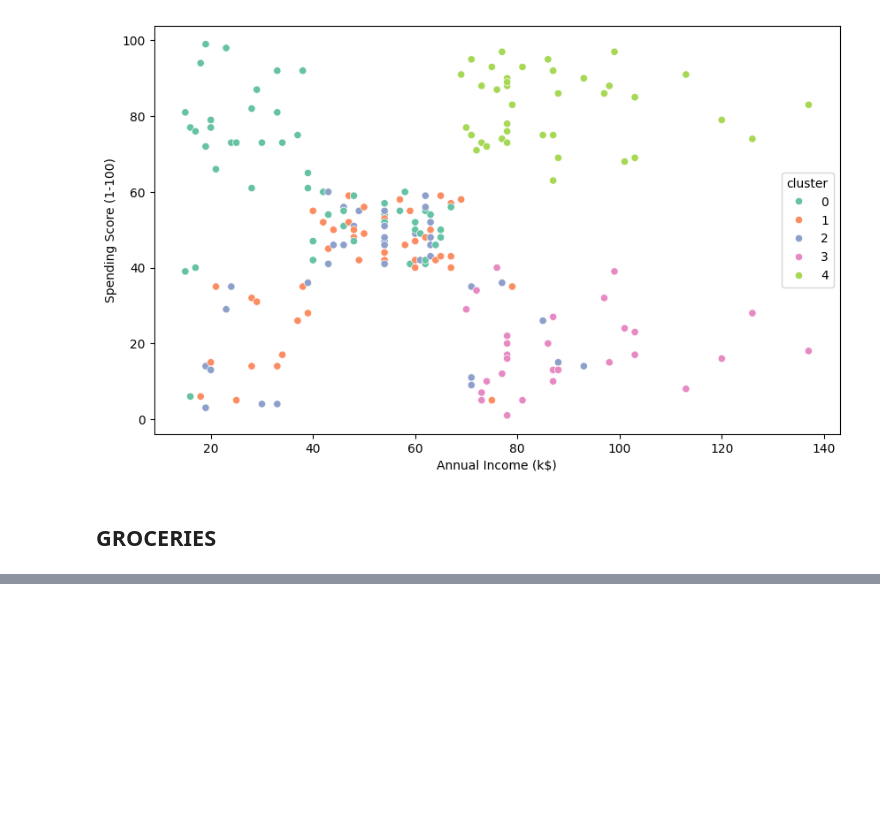
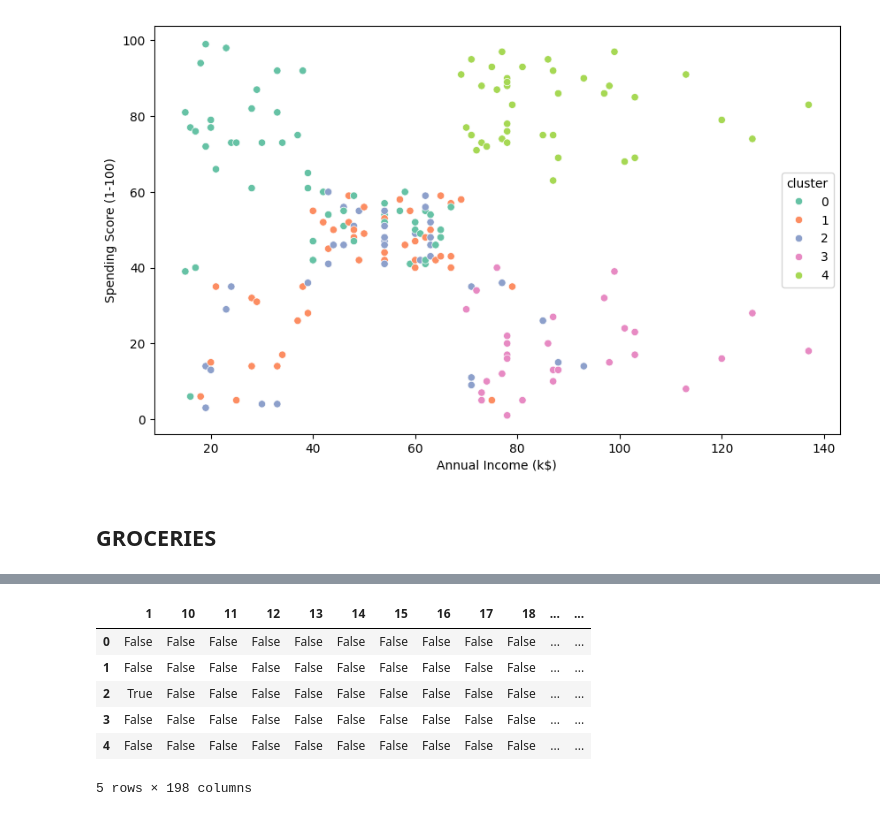
Before and after one commit to esscova/estudos, a Jupyter notebook: python/data-mining.ipynb, the cells around one changed output, grey strips where cells are left out. Saved outputs shown, nothing was run; the diff lists cells and outputs as text; code cells hidden in the pictures; blank space fills up the shorter version.

```diff
--- a/python/data-mining.ipynb
+++ b/python/data-mining.ipynb
@@ -252,0 +319,2 @@ sns.scatterplot(x='Annual Income (k$)', y='Spending Score (1-100)', hue='cluster
+# %%
+df2 = df.copy()
@@ -252,0 +339,12 @@ sns.scatterplot(x='Annual Income (k$)', y='Spending Score (1-100)', hue='cluster
+# %%
+# revertendo para dataframe
+df_encoded = pd.DataFrame(transactions_encoded, columns=encoder.columns_)
+df_encoded.head()
+# %% [output]
+|  | 1 | 10 | 11 | 12 | 13 | 14 | 15 | 16 | 17 | 18 | ... | ... |
+| 0 | False | False | False | False | False | False | False | False | False | False | ... | ... |
+| 1 | False | False | False | False | False | False | False | False | False | False | ... | ... |
+| 2 | True | False | False | False | False | False | False | False | False | False | ... | ... |
+| 3 | False | False | False | False | False | False | False | False | False | False | ... | ... |
+| 4 | False | False | False | False | False | False | False | False | False | False | ... | ... |
+5 rows × 198 columns
```
Also changed, not shown: parts of 14 cells of this notebook.
